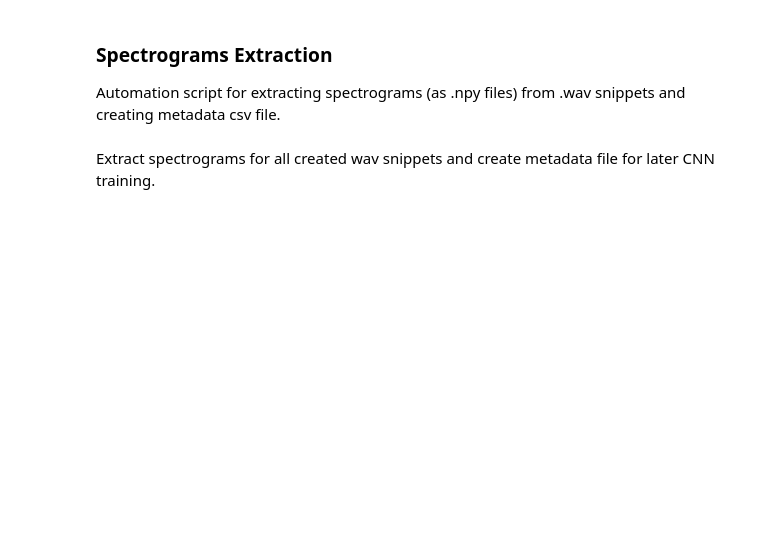
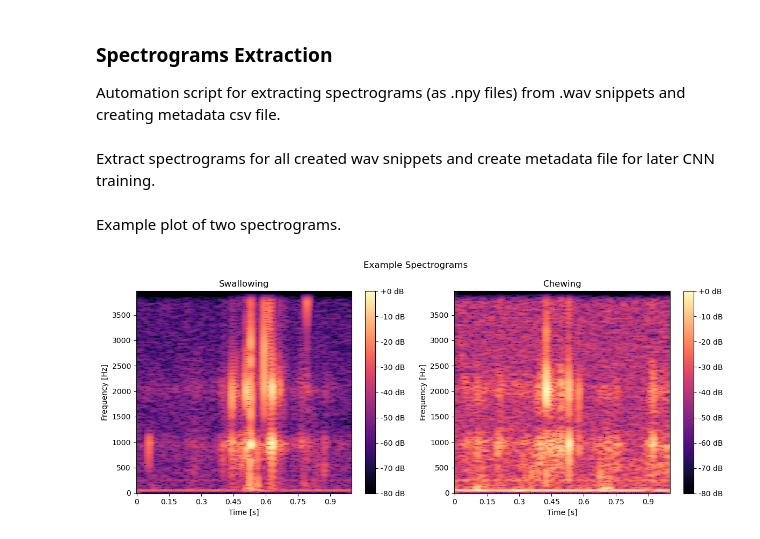
Before and after one commit to Jannis-Da/SnackTrack, a Jupyter notebook: database_creation/extractSpectrograms.ipynb, the cells around one changed output. Drawn from its saved outputs; the diff is of its cells as text; code cells hidden in the pictures; blank space fills up the shorter version.

Commit message:
added example plots of spectrograms

```diff
--- a/database_creation/extractSpectrograms.ipynb
+++ b/database_creation/extractSpectrograms.ipynb
@@ -106,3 +106,33 @@ with open(os.path.join(base_path_database, 'metadata.csv'), 'w', newline='') as
     writer = csv.DictWriter(csvfile, fieldnames=fieldnames)
     writer.writeheader()
     writer.writerows(metadata)
+# %% [markdown]
+Example plot of two spectrograms.
+# %%
+import matplotlib.pyplot as plt
+
+audio_file1 = '/Users/jannisdaiber/Documents/Repos/github/ProjectMedicalWearables/Database/snippet_wavs/participant01/session01/swallowing_apple_103.349_104.349.wav'
+audio_file2 = '/Users/jannisdaiber/Documents/Repos/github/ProjectMedicalWearables/Database/snippet_wavs/participant01/session01/chewing_apple_100.572_101.572.wav'
+S1_dB = audio_to_spectrogram(audio_file1)
+S2_dB = audio_to_spectrogram(audio_file2)
+
+fig, axes = plt.subplots(1, 2, figsize=(12, 5))
+
+img1 = librosa.display.specshow(S1_dB, hop_length = 31, sr=7920, x_axis='time', y_axis='linear', ax=axes[0])
+axes[0].set_title('Swallowing')
+axes[0].set_xlabel('Time [s]')
+axes[0].set_ylabel('Frequency [Hz]')
+fig.colorbar(img1, ax=axes[0], format='%+2.0f dB')
+
+img2 = librosa.display.specshow(S2_dB, hop_length = 31, sr=7920, x_axis='time', y_axis='hz', ax=axes[1])
+axes[1].set_title('Chewing')
+axes[1].set_xlabel('Time [s]')
+axes[1].set_ylabel('Frequency [Hz]')
+fig.colorbar(img2, ax=axes[1], format='%+2.0f dB')
+
+fig.suptitle('Example Spectrograms')
+
+plt.tight_layout()
+plt.show()
+# %% [output]
+[figure, added]
```
